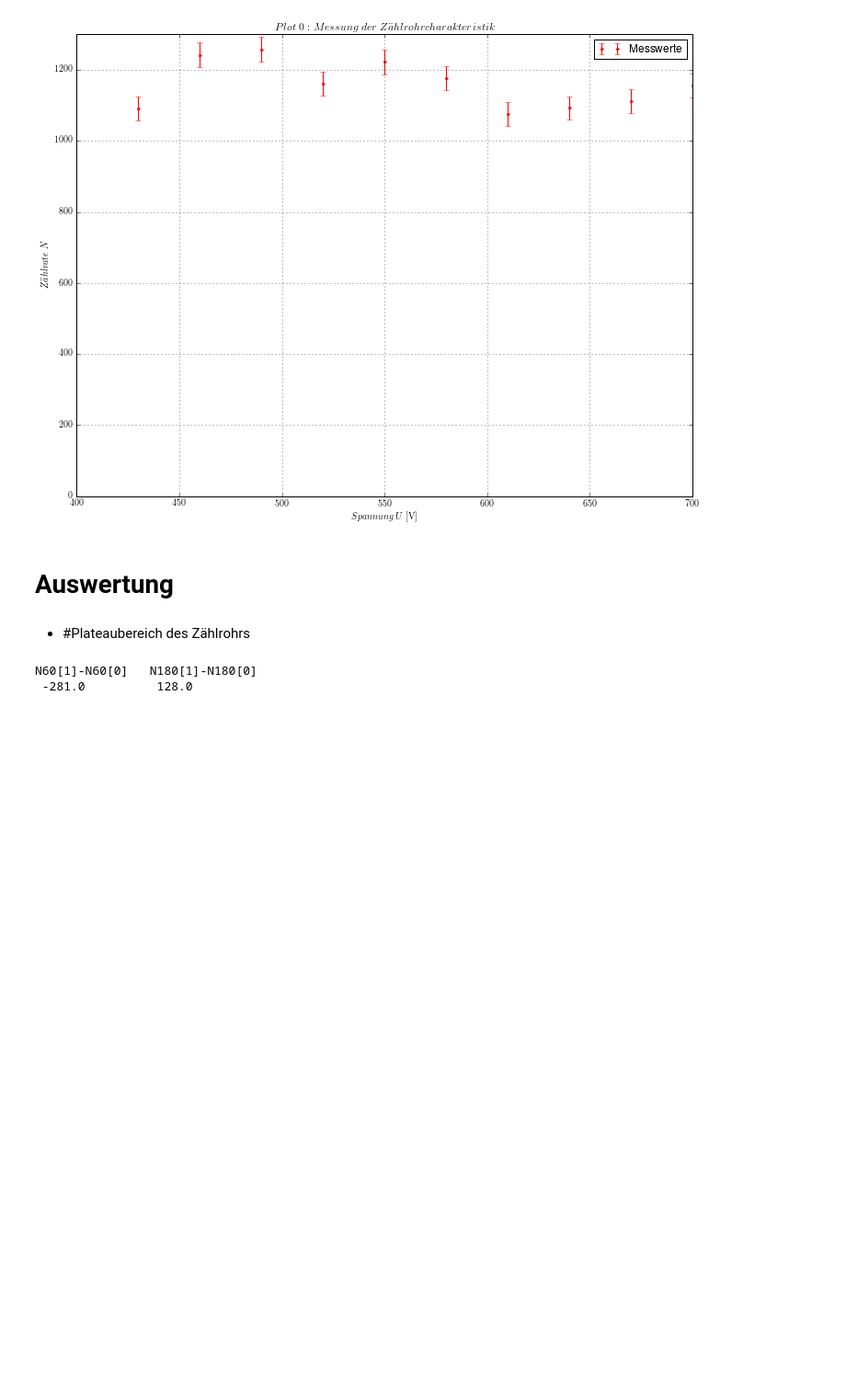
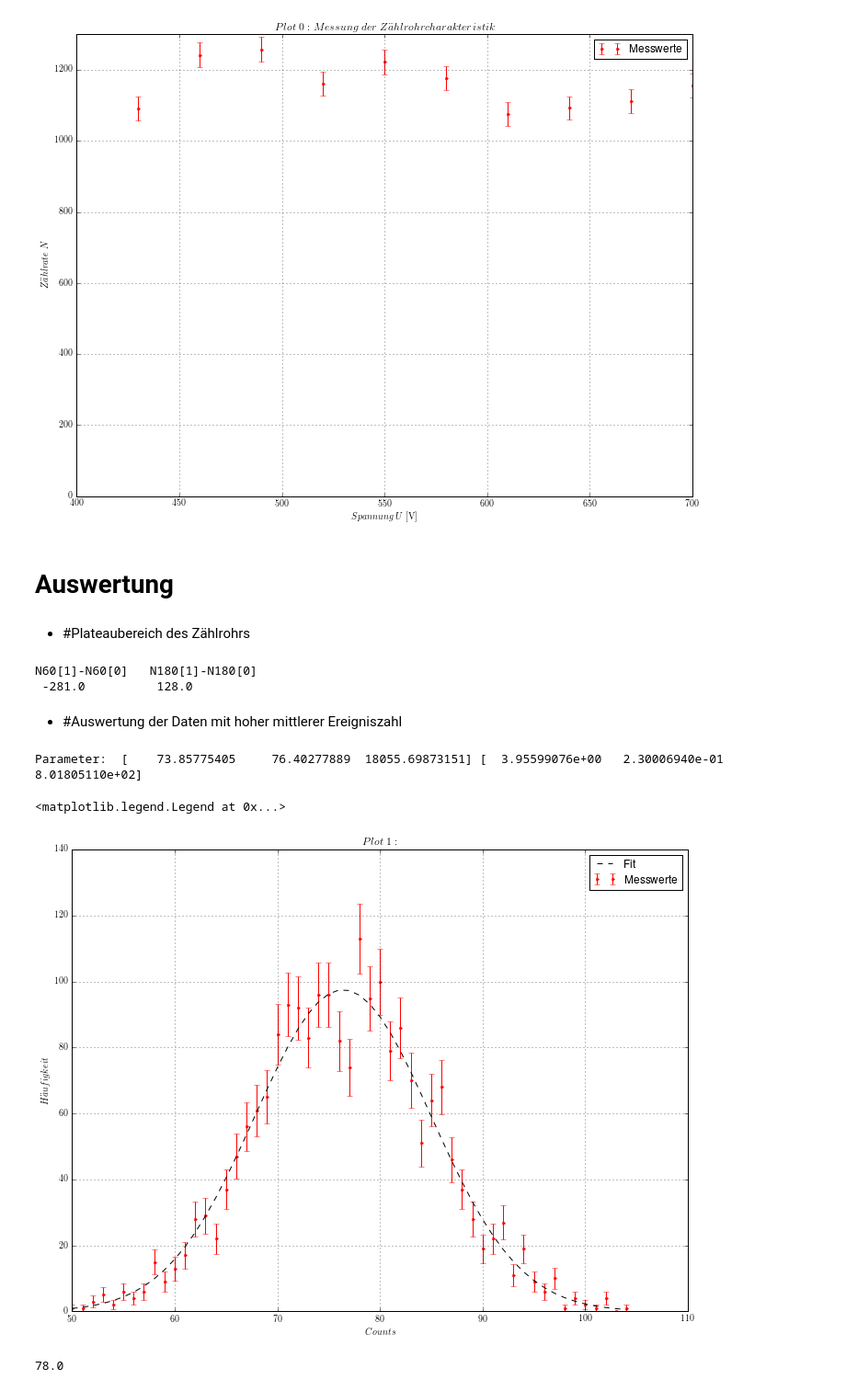
Before and after one commit to krauthex/AP2.2, a Jupyter notebook: v251/v251.ipynb, the cells around one changed output. Shown at 92% size. Cells and saved outputs as stored; diff of their text form; code cells hidden in the pictures; blank space fills up the shorter version.

Commit message:
added the files for v251 and 2 plots in the notebook

```diff
--- a/v251/v251.ipynb
+++ b/v251/v251.ipynb
@@ -60,3 +60,37 @@ print('N60[1]-N60[0]\tN180[1]-N180[0]\n', N60[1]-N60[0], '\t', N180[1]-N180[0])
 # %% [output]
 N60[1]-N60[0]   N180[1]-N180[0]
  -281.0          128.0
+# %% [markdown]
+- #Auswertung der Daten mit hoher mittlerer Ereigniszahl
+# %%
+## loading data
+counts, haeufigkeit = main.load_data('.data/Krabl(4) 14.12.15.dat')
+haeuf_err = np.sqrt(haeufigkeit)
+
+## defining the fit function
+def gauss(x, sig, x_c, A):
+    return A/np.sqrt(sig**2 * 2*np.pi) * np.exp(-(x-x_c)**2/(2*sig))
+
+popt_gauss, pcov_gauss = curve_fit(gauss, counts, haeufigkeit, p0=[np.sqrt(counts[np.argmax(haeufigkeit)]),
+                                                                   counts[np.argmax(haeufigkeit)],
+                                                                   np.sum(haeufigkeit*counts)])
+print('Parameter: ', popt_gauss, np.sqrt(np.diag(pcov_gauss)))
+
+## plotting section
+fig = plt.figure(figsize=(12,9))
+ax = fig.add_subplot(111)
+ax.errorbar(counts, haeufigkeit, yerr=haeuf_err, fmt='r.', label='Messwerte')
+ax.plot(counts, gauss(counts, *popt_gauss), 'k--', label='Fit')
+ax.set_xlabel('$Counts$')
+ax.set_ylabel('$H\\"{a}ufigkeit$')
+ax.set_title('$Plot\ 1:\ ')
+ax.grid(axis='both')
+ax.legend()
+# %% [output]
+Parameter:  [    73.85775405     76.40277889  18055.69873151] [  3.95599076e+00   2.30006940e-01   8.01805110e+02]
+<matplotlib.legend.Legend at 0x...>
+[figure, added]
+# %%
+counts[np.argmax(haeufigkeit)]
+# %% [output]
+78.0
```
Also changed, not shown: parts of 2 cells of this notebook, 6 other files.
